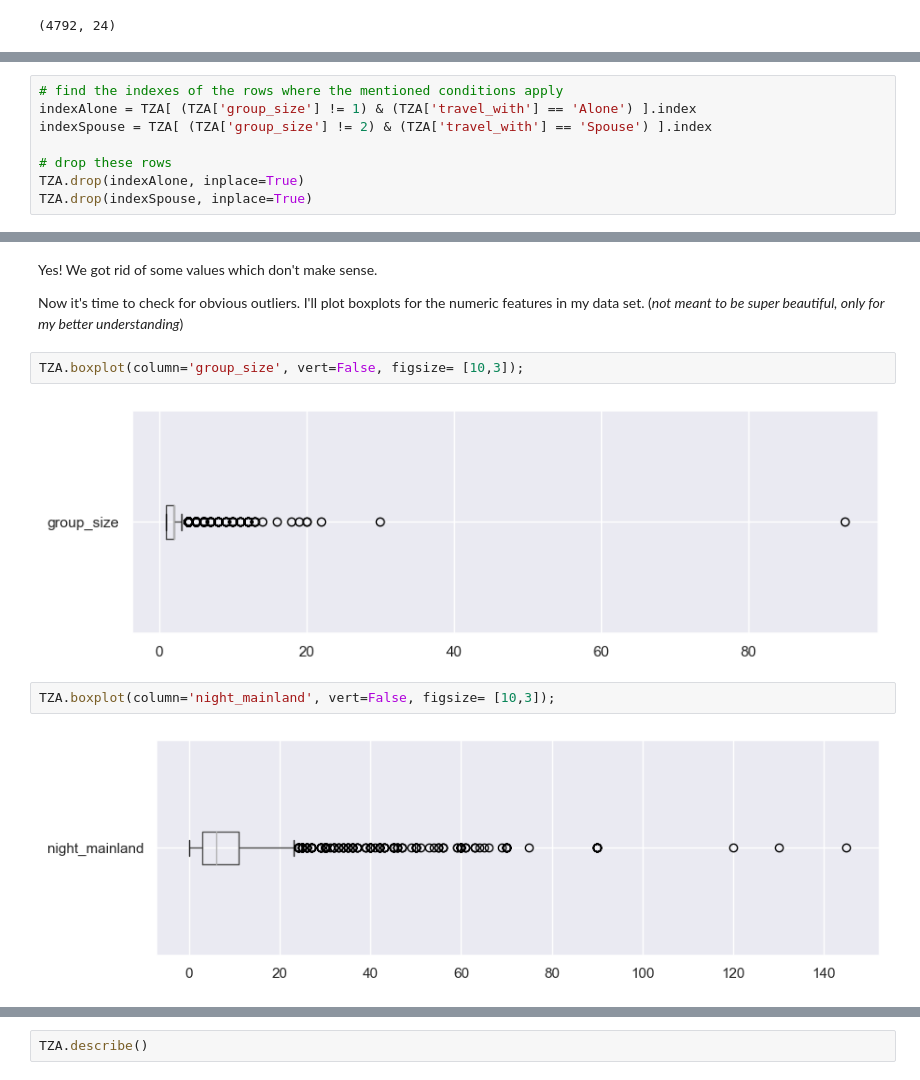
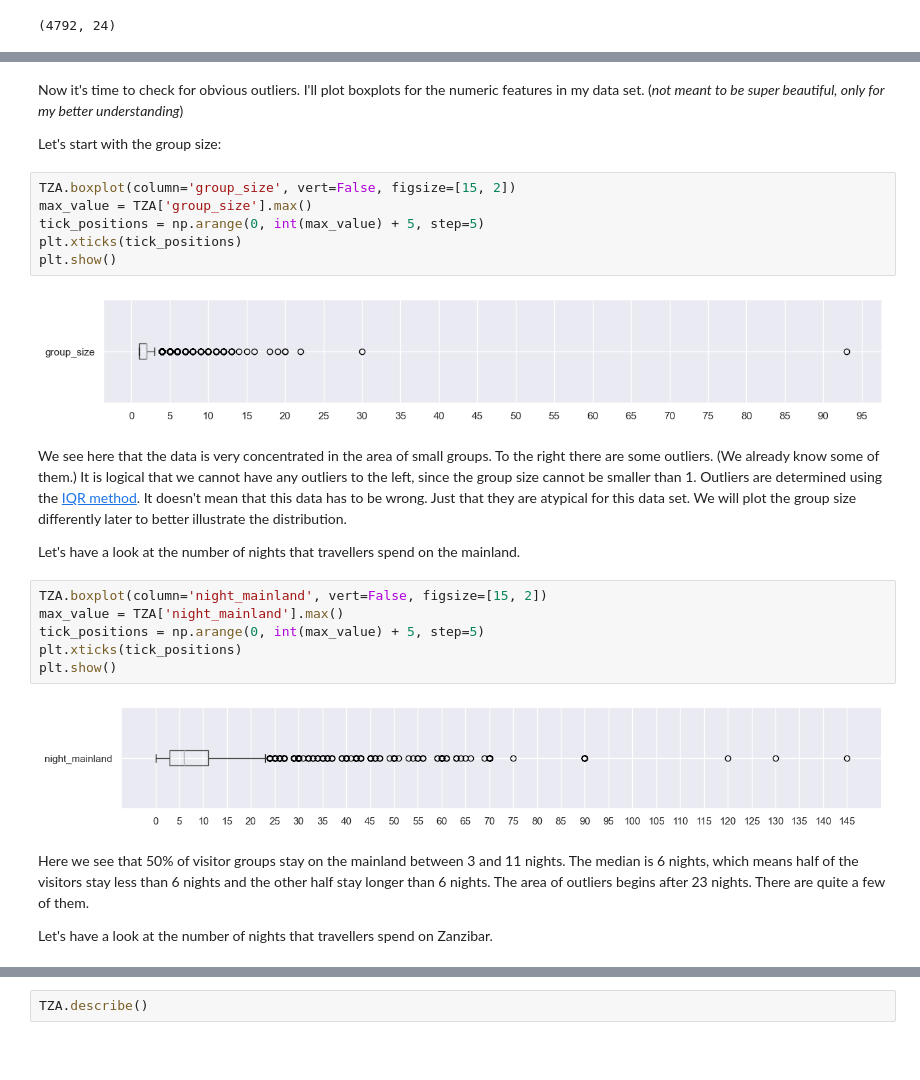
Before and after one commit to scheinmensch/Tanzania_Tourism_Prediction, a Jupyter notebook: EDA.ipynb, the cells around one changed output, grey strips where cells are left out. Drawn from its saved outputs; the diff is of its cells as text; blank space fills up the shorter version.

Commit message:
added comments, thoughts on group size variable, boxplots and interpretations

```diff
--- a/EDA.ipynb
+++ b/EDA.ipynb
@@ -376,8 +375,0 @@ Now I also want to delete all columns, in which the travel_with and group_size c
-# %%
-# find the indexes of the rows where the mentioned conditions apply
-indexAlone = TZA[ (TZA['group_size'] != 1) & (TZA['travel_with'] == 'Alone') ].index
-indexSpouse = TZA[ (TZA['group_size'] != 2) & (TZA['travel_with'] == 'Spouse') ].index
-
-# drop these rows
-TZA.drop(indexAlone, inplace=True)
-TZA.drop(indexSpouse, inplace=True)
@@ -408,13 +376,31 @@ df_NaN2.head(50)
 # %% [markdown]
-Yes! We got rid of some values which don't make sense.
+Now it's time to check for obvious outliers. I'll plot boxplots for the numeric features in my data set. (*not meant to be super beautiful, only for my better understanding*)
 
-Now it's time to check for obvious outliers. I'll plot boxplots for the numeric features in my data set. (*not meant to be super beautiful, only for my better understanding*)
+Let's start with the group size:
 # %%
-TZA.boxplot(column='group_size', vert=False, figsize= [10,3]);
+TZA.boxplot(column='group_size', vert=False, figsize=[15, 2])
+max_value = TZA['group_size'].max()
+tick_positions = np.arange(0, int(max_value) + 5, step=5)
+plt.xticks(tick_positions)
+plt.show()
 # %% [output]
-[figure, old version]
+[figure, new version]
+# %% [markdown]
+We see here that the data is very concentrated in the area of small groups. To the right there are some outliers. (We already know some of them.) It is logical that we cannot have any outliers to the left, since the group size cannot be smaller than 1.
+Outliers are determined using the [IQR method](https://online.stat.psu.edu/stat200/lesson/3/3.2#:~:text=We%20can%20use%20the%20IQR,add%20this%20value%20to%20Q3.). It doesn't mean that this data has to be wrong. Just that they are atypical for this data set.
+We will plot the group size differently later to better illustrate the distribution.
+
+Let's have a look at the number of nights that travellers spend on the mainland.
 # %%
-TZA.boxplot(column='night_mainland', vert=False, figsize= [10,3]);
+TZA.boxplot(column='night_mainland', vert=False, figsize=[15, 2])
+max_value = TZA['night_mainland'].max()
+tick_positions = np.arange(0, int(max_value) + 5, step=5)
+plt.xticks(tick_positions)
+plt.show()
 # %% [output]
-[figure, old version]
+[figure, new version]
+# %% [markdown]
+Here we see that 50% of visitor groups stay on the mainland between 3 and 11 nights. The median is 6 nights, which means half of the visitors stay less than 6 nights and the other half stay longer than 6 nights. The area of outliers begins after 23 nights. There are quite a few of them.
+
+Let's have a look at the number of nights that travellers spend on Zanzibar.
 # %%
```
Also changed, not shown: parts of 16 cells of this notebook.
